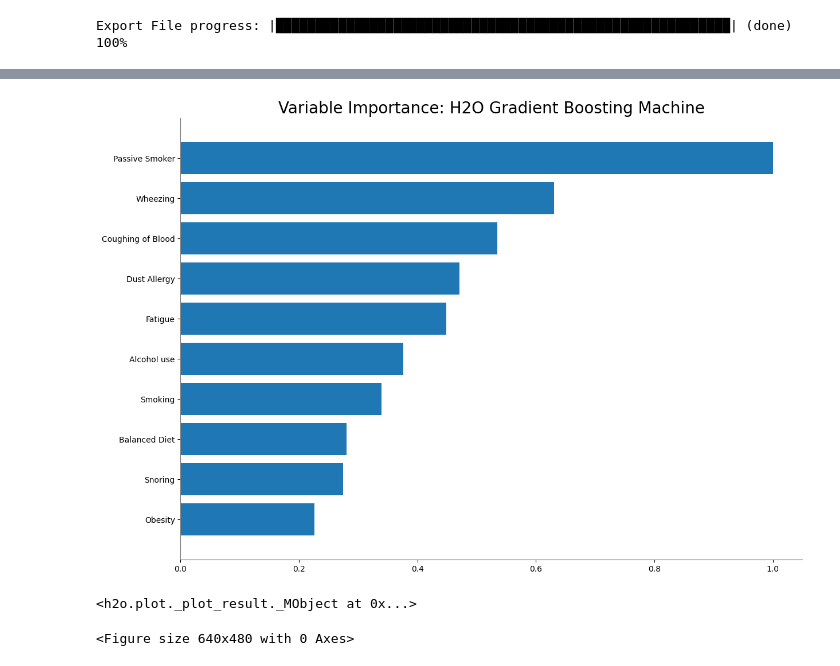
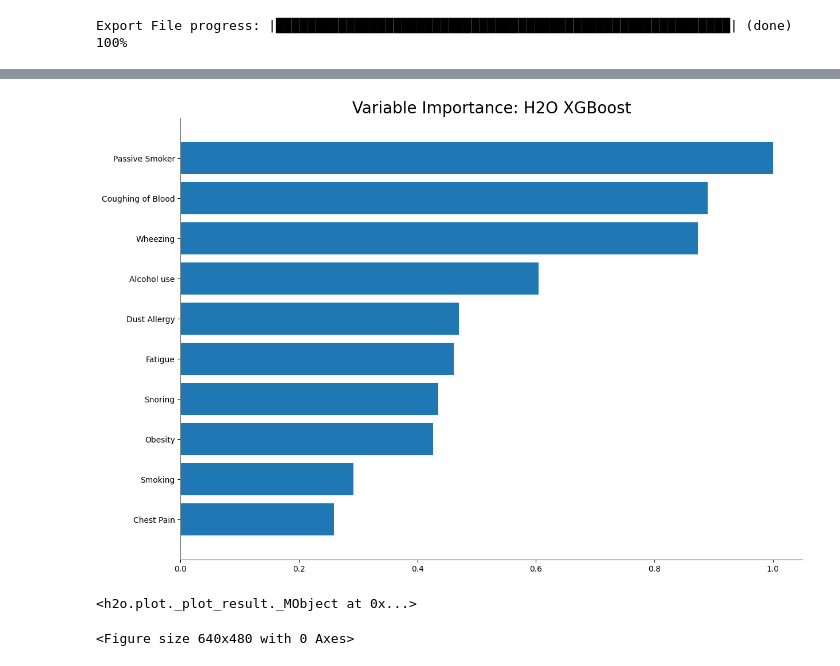
Before and after one commit to Mahesha-uop/HealthGuardian-Disease-Risk-Detector-using-h2o-wave, a Jupyter notebook: train/Lung_Cancer_Risk_Prediction_H2O_AutoML.ipynb, the cells around one changed output, grey strips where cells are left out. Cells and saved outputs as stored; diff of their text form; code cells hidden in the pictures.

```diff
--- a/train/Lung_Cancer_Risk_Prediction_H2O_AutoML.ipynb
+++ b/train/Lung_Cancer_Risk_Prediction_H2O_AutoML.ipynb
@@ -265,10 +273,10 @@ model_ids
 # %%
 # Get the output model
-out_gbm = h2o.get_model([mid for mid in model_ids if "GBM" in mid][0])
+out= h2o.get_model([mid for mid in model_ids if "XGBoost" in mid][0])
 # %%
 # Plot varible importance
-out_gbm.varimp_plot()
+out.varimp_plot()
 # %% [output]
-[figure, old version]
+[figure, new version]
 <h2o.plot._plot_result._MObject at 0x...>
 <Figure size 640x480 with 0 Axes>
```
Also changed, not shown: parts of 12 cells of this notebook.
